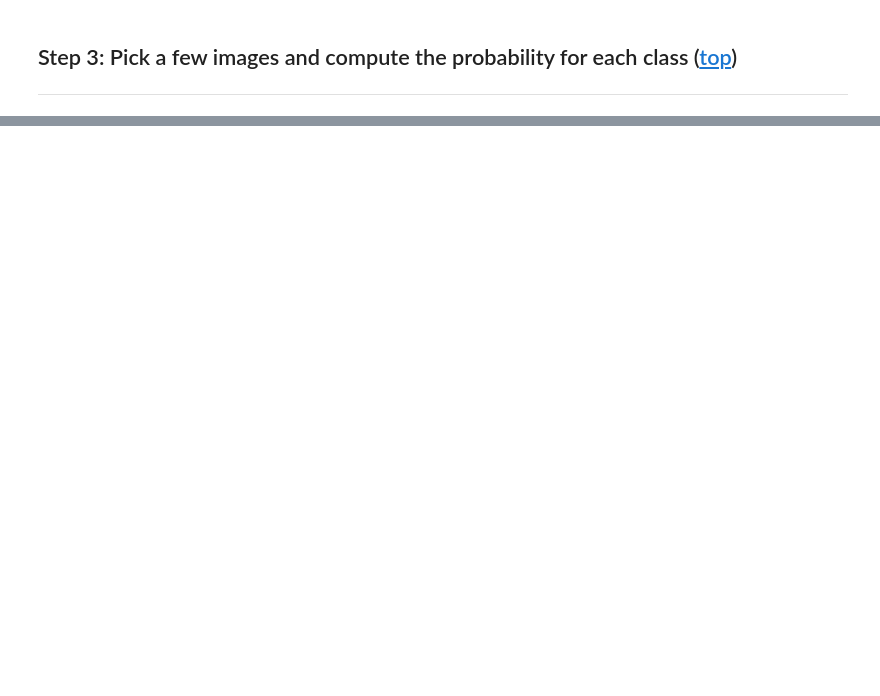
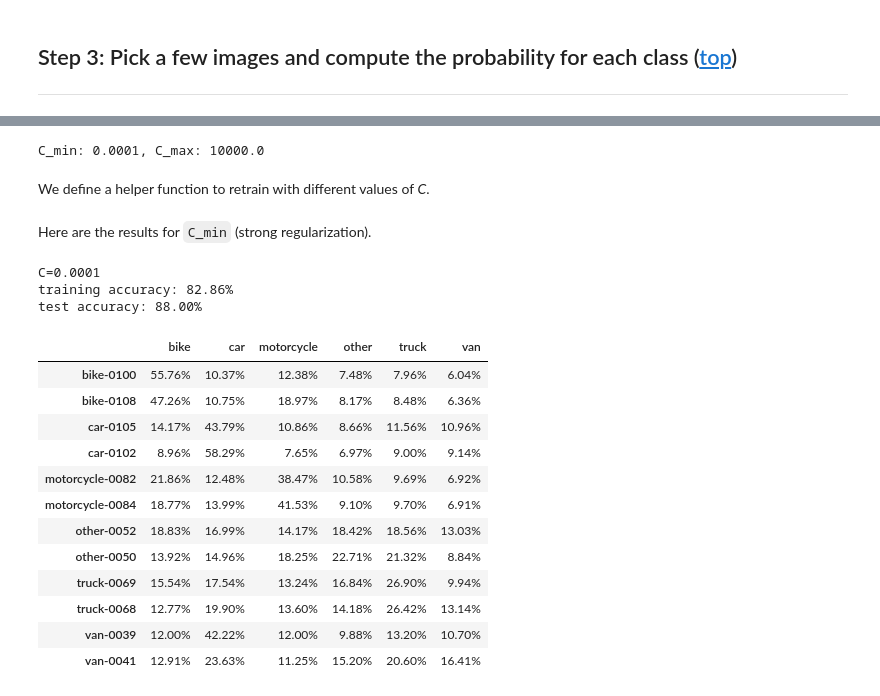
Before and after one commit to jeanrichard/epflx-adsml19-course4-project, a Jupyter notebook: 05_Logistic_regression_baseline.ipynb, the cells around one changed output, grey strips where cells are left out. Drawn from its saved outputs; the diff is of its cells as text; code cells hidden in the pictures; blank space fills up the shorter version.

```diff
--- a/05_Logistic_regression_baseline.ipynb
+++ b/05_Logistic_regression_baseline.ipynb
@@ -414,24 +483,58 @@ C_max = Cs.max()
+# %%
+# Cs is defined above.
+C_min = Cs.min()
+C_max = Cs.max()
+print(f'C_min: {C_min}, C_max: {C_max}')
+# %% [output]
+C_min: 0.0001, C_max: 10000.0
+# %% [markdown]
+We define a helper function to retrain with different values of _C_.
 # %%
 def train_for_C(logreg_pipe, params, C, F_train, y_train, F_test, y_test, F_sample):
     # Compute the probabilities.
     params_C = params.copy()
     params_C['logreg__C'] = C
     params_C['logreg__max_iter'] = 1000
-    logreg_pipe.set_params(**params_C)
-    logreg_pipe.fit(F_train, y_train)
 
-    accuracy_train = logreg_pipe.score(F_train, y_train)
-    accuracy_test = logreg_pipe.score(F_test, y_test)
-    print(f'C={C}')
-    print(f'training accuracy: {accuracy_train:.2%}')
-    print(f'test accuracy: {accuracy_test:.2%}')
+    with warnings.catch_warnings():
 
-    probas_sample = logreg_pipe.predict_proba(F_sample)
-    # The returned estimates for all classes are ordered by the label of classes.
-    short_names = [pathlib.Path(N_test[idx]).stem for idx in idxs_sample]
-    df = pd.DataFrame(data=probas_sample, index=short_names, columns=label_strs)
+        # Filter convergence warnings.
+        warnings.simplefilter('ignore', ConvergenceWarning)
 
-    # https://pandas.pydata.org/pandas-docs/stable/user_guide/style.html
-    return df.style.highlight_max(axis=1).format('{:.2%}')
+        logreg_pipe.set_params(**params_C)
+        logreg_pipe.fit(F_train, y_train)
+
+        accuracy_train = logreg_pipe.score(F_train, y_train)
+        accuracy_test = logreg_pipe.score(F_test, y_test)
+        print(f'C={C}')
+        print(f'training accuracy: {accuracy_train:.2%}')
+        print(f'test accuracy: {accuracy_test:.2%}')
+
+        probas_sample = logreg_pipe.predict_proba(F_sample)
+        # The returned estimates for all classes are ordered by the label of classes.
+        short_names = [pathlib.Path(N_test[idx]).stem for idx in idxs_sample]
+        df = pd.DataFrame(data=probas_sample, index=short_names, columns=label_strs)
+
+        # https://pandas.pydata.org/pandas-docs/stable/user_guide/style.html
+        return df.style.highlight_max(axis=1).format('{:.2%}')
+# %% [markdown]
+Here are the results for `C_min` (strong regularization).
 # %%
-train_for_C(logreg_pipe, params_best, Cs.min(), F_train, y_train, F_test, y_test, F_sample)
+train_for_C(logreg_pipe, params_best, C_min, F_train, y_train, F_test, y_test, F_sample)
+# %% [output]
+C=0.0001
+training accuracy: 82.86%
+test accuracy: 88.00%
+|  | bike | car | motorcycle | other | truck | van |
+| bike-0100 | 55.76% | 10.37% | 12.38% | 7.48% | 7.96% | 6.04% |
+| bike-0108 | 47.26% | 10.75% | 18.97% | 8.17% | 8.48% | 6.36% |
+| car-0105 | 14.17% | 43.79% | 10.86% | 8.66% | 11.56% | 10.96% |
+| car-0102 | 8.96% | 58.29% | 7.65% | 6.97% | 9.00% | 9.14% |
+| motorcycle-0082 | 21.86% | 12.48% | 38.47% | 10.58% | 9.69% | 6.92% |
+| motorcycle-0084 | 18.77% | 13.99% | 41.53% | 9.10% | 9.70% | 6.91% |
+| other-0052 | 18.83% | 16.99% | 14.17% | 18.42% | 18.56% | 13.03% |
+| other-0050 | 13.92% | 14.96% | 18.25% | 22.71% | 21.32% | 8.84% |
+| truck-0069 | 15.54% | 17.54% | 13.24% | 16.84% | 26.90% | 9.94% |
+| truck-0068 | 12.77% | 19.90% | 13.60% | 14.18% | 26.42% | 13.14% |
+| van-0039 | 12.00% | 42.22% | 12.00% | 9.88% | 13.20% | 10.70% |
+| van-0041 | 12.91% | 23.63% | 11.25% | 15.20% | 20.60% | 16.41% |
```
Also changed, not shown: parts of 35 cells of this notebook, 10 other files.
